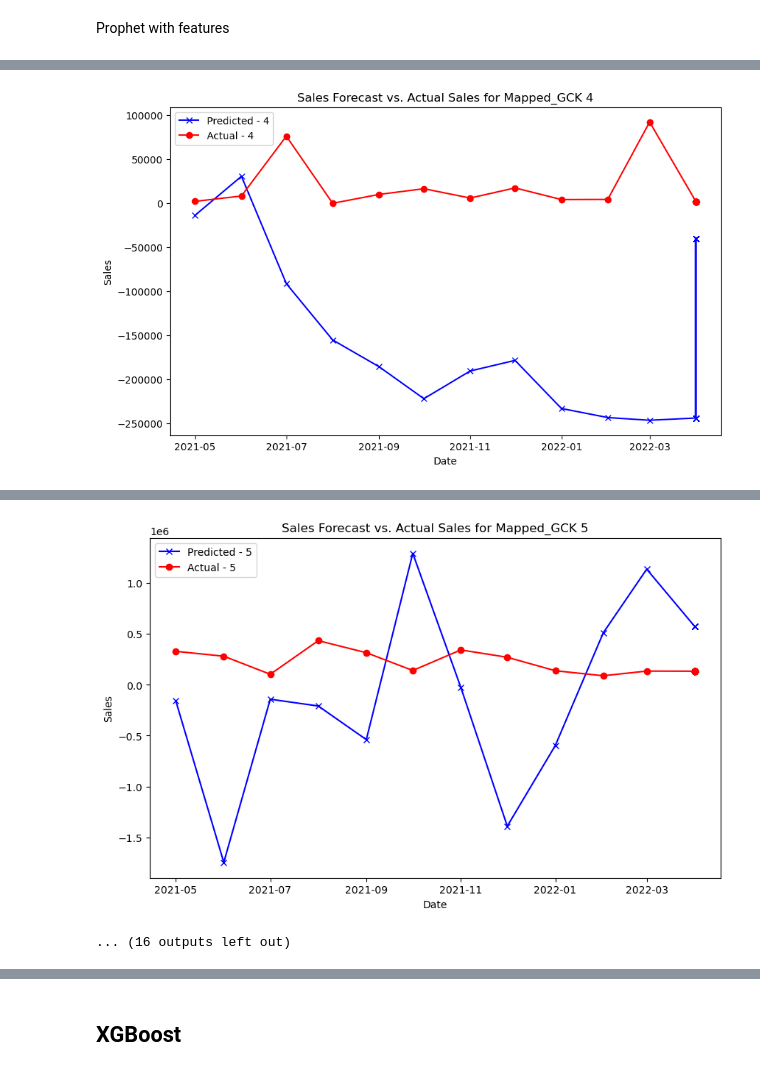
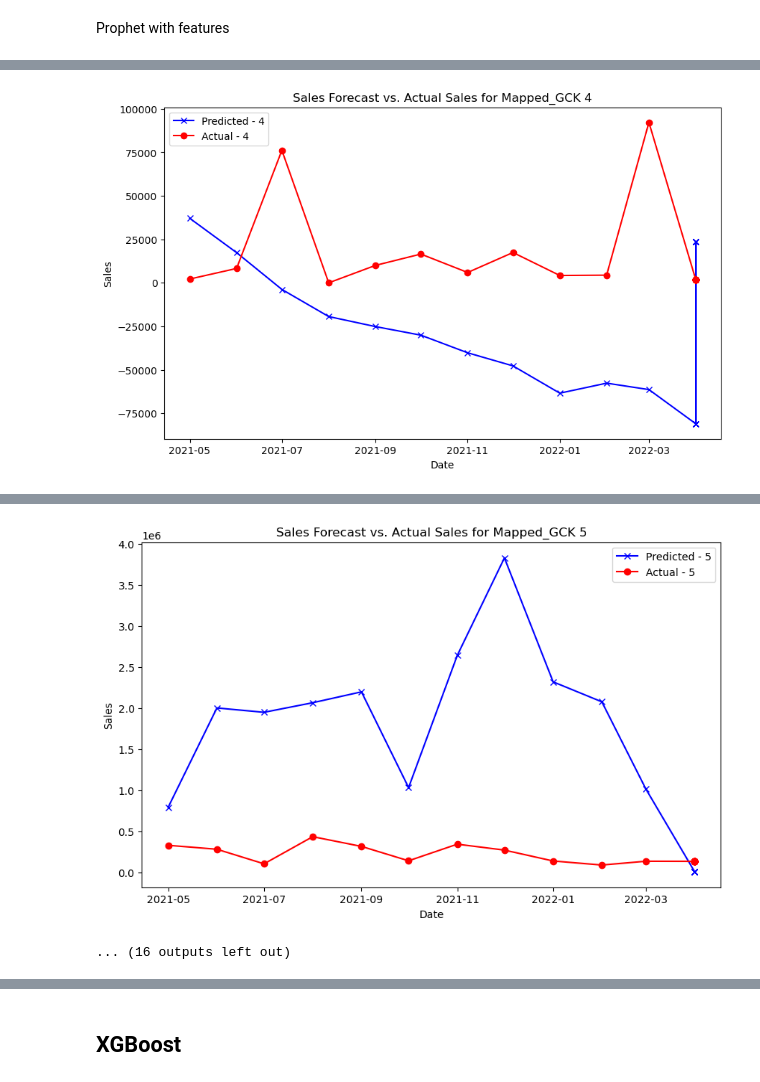
Before and after one commit to RubenCMarques/Case-2--Siemens-Sales-Forecast, a Jupyter notebook: Notebooks/Ruben_wks.ipynb, the cells around one changed output, grey strips where cells are left out. Cells and saved outputs as stored; diff of their text form; code cells hidden in the pictures.

```diff
--- a/Notebooks/Ruben_wks.ipynb
+++ b/Notebooks/Ruben_wks.ipynb
@@ -121,3 +129,6 @@ top_features_dict = {}
 df['Mapped_GCK'].unique()
 # %% [output]
 array([ 0,  1,  2,  3,  4,  5,  6,  7,  8,  9, 10, 11, 12, 13])
+# %%
+df_train =df[df['date'] < '2021-05-01']
+df_test = df[df['date'] >= '2021-05-01']
@@ -140,9 +155,9 @@ for product in df['Mapped_GCK'].unique():
 
 # Get feature importances
     feature_importance = model.feature_importances_
-    feature_names = X.columns
+    feature_names = X_train.columns
 
-    top_features = feature_names[feature_importance.argsort()[-10:][::-1]]
+    top_features = feature_names[feature_importance.argsort()[-5:][::-1]]
 
     # Store results
     top_features_per_product[product] = top_features.tolist()
@@ -235,15 +250,20 @@ for product in X_train['Mapped_GCK'].unique():
     # Filter data for the current Mapped_GCK
     train_data = X_train[X_train['Mapped_GCK'] == product]
     test_data = X_test[X_test['Mapped_GCK'] == product]
+    train_data['floor'] = 0
+    train_data['cap'] = train_data['y'].max() * 1.5
+
 
     # Initialize Prophet model
-    model = Prophet()
+    model = Prophet(growth='logistic')
 
     # Fit the model on training data
     model.fit(train_data)
 
     # Create future dataframe using test data
     future = test_data[['ds']].copy()
+    future['floor'] = 0
+    future['cap'] = train_data['y'].max() * 1.5
 
     # Predict sales
     forecast = model.predict(future)
@@ -319,9 +339,11 @@ for product in X_train['Mapped_GCK'].unique():
     test_data = X_test[X_test['Mapped_GCK'] == product][['ds', 'y'] + top_features]
     train_data[top_features] = train_data[top_features].astype(float)
     test_data[top_features] = test_data[top_features].astype(float)
+    train_data['floor'] = 0.5
+    train_data['cap'] = train_data['y'].max() * 1.5
 
     # Initialize Prophet model
-    model = Prophet()
+    model = Prophet(growth='logistic')
 
     # Add each top feature as a regressor
     for feature in top_features:
@@ -334,6 +356,8 @@ for product in X_train['Mapped_GCK'].unique():
     future = test_data[['ds']].copy()
     for feature in top_features:
         future[feature] = test_data[feature].values
+    future['floor'] = 0.5
+    future['cap'] = train_data['y'].max() * 1.5
 
     # Predict sales
     forecast = model.predict(future)
@@ -383 +407 @@ rmse_df = pd.DataFrame.from_dict(rmse_results, orient='index')
-[figure, old version]
+[figure, new version]
@@ -386,4 +410,4 @@ rmse_df = pd.DataFrame.from_dict(rmse_results, orient='index')
-[figure, old version]
+[figure, new version]
 ... (16 outputs left out)
 # %%
 rmse_results
```
Also changed, not shown: parts of 15 cells of this notebook.
